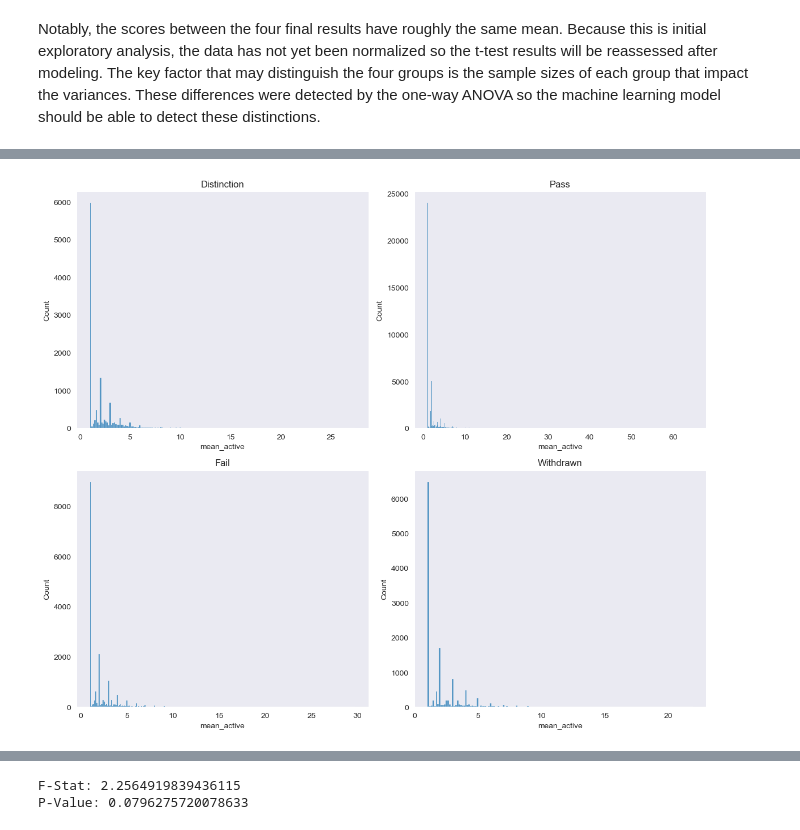
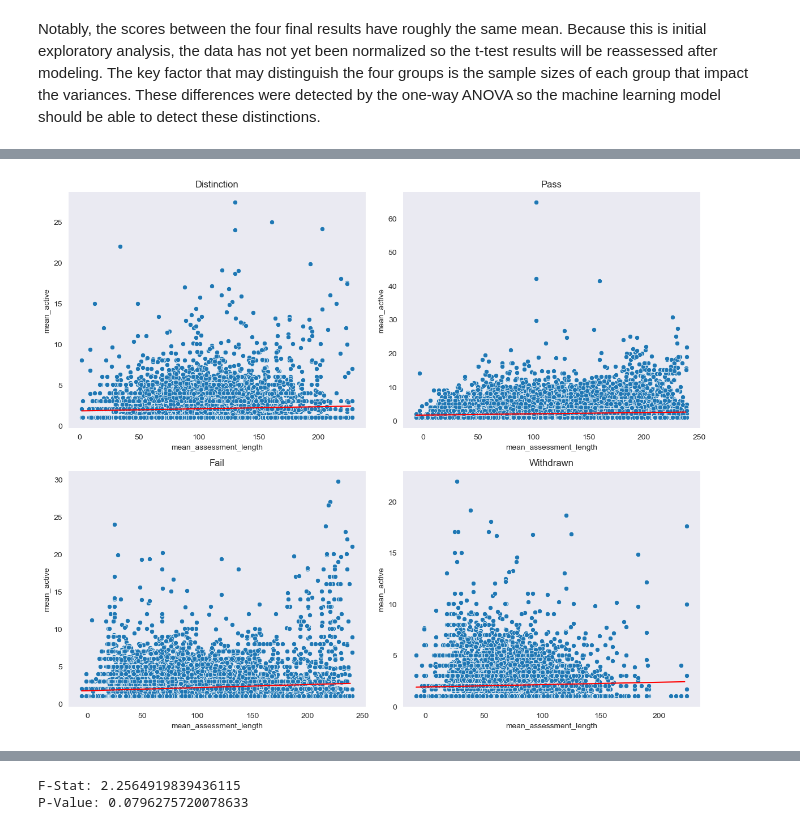
Before and after one commit to jpjavier23/capstone_2_final_documentation, a Jupyter notebook: capstone_2_final_report.ipynb, the cells around one changed output, grey strips where cells are left out. Cells and saved outputs as stored; diff of their text form; code cells hidden in the pictures.

```diff
--- a/capstone_2_final_report.ipynb
+++ b/capstone_2_final_report.ipynb
@@ -328,10 +404,38 @@ Notably, the scores between the four final results have roughly the same mean. B
+# %%
+ald_a, ald_b = np.polyfit(df11[df11['final_result'] == 'Distinction']['mean_assessment_length'],
+                          df11[df11['final_result'] == 'Distinction']['mean_active'], 1)
+ald_x_theor = np.array(range(int(df11[df11['final_result'] == 'Distinction']['mean_assessment_length'].min()),
+                             int(df11[df11['final_result'] == 'Distinction']['mean_assessment_length'].max())))
+ald_y_theor = (ald_a * ald_x_theor) + ald_b
+# %%
+alp_a, alp_b = np.polyfit(df11[df11['final_result'] == 'Pass']['mean_assessment_length'],
+                          df11[df11['final_result'] == 'Pass']['mean_active'], 1)
+alp_x_theor = np.array(range(int(df11[df11['final_result'] == 'Pass']['mean_assessment_length'].min()),
+                             int(df11[df11['final_result'] == 'Pass']['mean_assessment_length'].max())))
+alp_y_theor = (alp_a * alp_x_theor) + alp_b
+# %%
+alf_a, alf_b = np.polyfit(df11[df11['final_result'] == 'Fail']['mean_assessment_length'],
+                          df11[df11['final_result'] == 'Fail']['mean_active'], 1)
+alf_x_theor = np.array(range(int(df11[df11['final_result'] == 'Fail']['mean_assessment_length'].min()),
+                             int(df11[df11['final_result'] == 'Fail']['mean_assessment_length'].max())))
+alf_y_theor = (alf_a * alf_x_theor) + alf_b
+# %%
+alw_a, alw_b = np.polyfit(df11[df11['final_result'] == 'Withdrawn']['mean_assessment_length'],
+                          df11[df11['final_result'] == 'Withdrawn']['mean_active'], 1)
+alw_x_theor = np.array(range(int(df11[df11['final_result'] == 'Withdrawn']['mean_assessment_length'].min()),
+                             int(df11[df11['final_result'] == 'Withdrawn']['mean_assessment_length'].max())))
+alw_y_theor = (alw_a * alw_x_theor) + alw_b
 # %%
 fig, ax = plt.subplots(2, 2, figsize = (12, 10))
-sns.histplot(data = df11[df11['final_result'] == 'Distinction'], x = 'mean_active', palette = pal, ax = ax[0, 0]).set_title('Distinction')
-sns.histplot(data = df11[df11['final_result'] == 'Pass'], x = 'mean_active', palette = pal, ax = ax[0, 1]).set_title('Pass')
-sns.histplot(data = df11[df11['final_result'] == 'Fail'], x = 'mean_active', palette = pal, ax = ax[1, 0]).set_title('Fail')
-sns.histplot(data = df11[df11['final_result'] == 'Withdrawn'], x = 'mean_active', palette = pal, ax = ax[1, 1]).set_title('Withdrawn')
+sns.lineplot(x = ald_x_theor, y = ald_y_theor, palette = pal, color = 'red', ax = ax[0, 0])
+sns.lineplot(x = alp_x_theor, y = alp_y_theor, palette = pal, color = 'red', ax = ax[0, 1])
+sns.lineplot(x = alf_x_theor, y = alf_y_theor, palette = pal, color = 'red', ax = ax[1, 0])
+sns.lineplot(x = alw_x_theor, y = alw_y_theor, palette = pal, color = 'red', ax = ax[1, 1])
+sns.scatterplot(data = df11[df11['final_result'] == 'Distinction'], y = 'mean_active', x = 'mean_assessment_length', palette = pal, ax = ax[0, 0]).set_title('Distinction')
+sns.scatterplot(data = df11[df11['final_result'] == 'Pass'], y = 'mean_active', x = 'mean_assessment_length', palette = pal, ax = ax[0, 1]).set_title('Pass')
+sns.scatterplot(data = df11[df11['final_result'] == 'Fail'], y = 'mean_active', x = 'mean_assessment_length', palette = pal, ax = ax[1, 0]).set_title('Fail')
+sns.scatterplot(data = df11[df11['final_result'] == 'Withdrawn'], y = 'mean_active', x = 'mean_assessment_length', palette = pal, ax = ax[1, 1]).set_title('Withdrawn')
 plt.tight_layout()
 plt.show()
 # %% [output]
-[figure, old version]
+[figure, new version]
```
Also changed, not shown: parts of 29 cells of this notebook.
